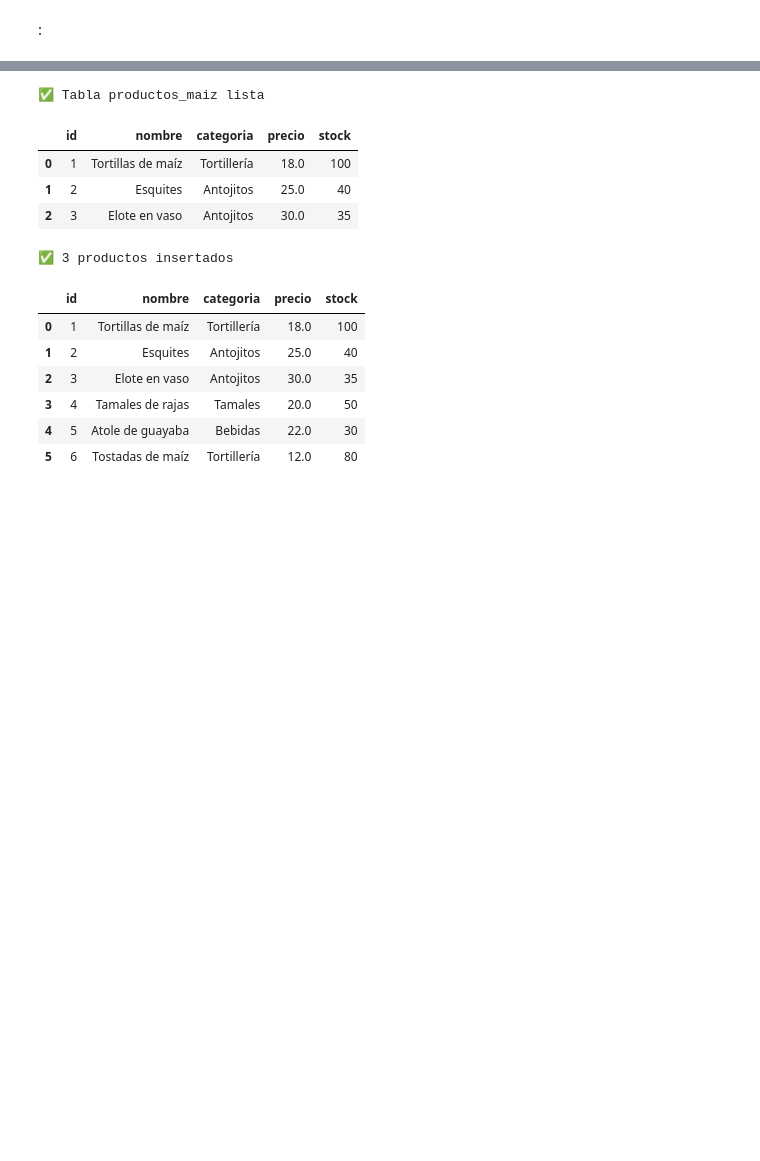
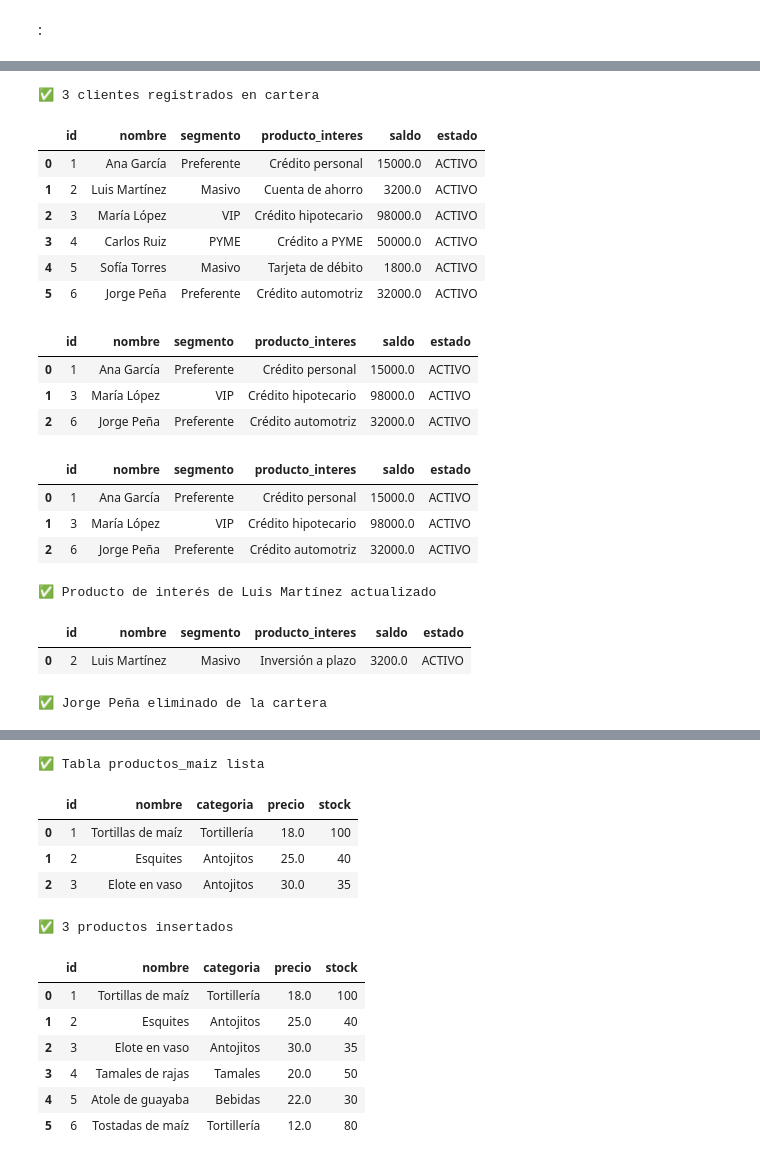
Before and after one commit to PrivateerDev/ColabBD, a Jupyter notebook: Práctica1BD.ipynb, the cells around one changed output, grey strips where cells are left out. Saved outputs shown, nothing was run; the diff lists cells and outputs as text; code cells hidden in the pictures; blank space fills up the shorter version.

```diff
--- a/Práctica1BD.ipynb
+++ b/Práctica1BD.ipynb
@@ -4,0 +10,26 @@
+# %%
+import sqlite3
+import pandas as pd
+
+conn = sqlite3.connect(':memory:')
+cur = conn.cursor()
+
+cur.execute('''
+CREATE TABLE cartera_clientes (
+    id INTEGER PRIMARY KEY,
+    nombre TEXT,
+    segmento TEXT,
+    producto_interes TEXT,
+    saldo REAL,
+    estado TEXT
+)
+''')
+
+cur.executemany('INSERT INTO cartera_clientes VALUES (?,?,?,?,?,?)', [
+    (1, 'Ana García',   'Preferente', 'Crédito personal',   15000.0, 'ACTIVO'),
+    (2, 'Luis Martínez','Masivo',     'Cuenta de ahorro',    3200.0, 'ACTIVO'),
+    (3, 'María López',  'VIP',        'Crédito hipotecario', 98000.0,'ACTIVO'),
+])
+conn.commit()
+print('✅ Tabla cartera_clientes lista')
+pd.read_sql_query('SELECT * FROM cartera_clientes', conn)
@@ -4,0 +42,51 @@
+# %%
+cur.executemany('INSERT INTO cartera_clientes VALUES (?,?,?,?,?,?)', [
+    (4, 'Carlos Ruiz',   'PYME',      'Crédito a PYME',     50000.0, 'ACTIVO'),
+    (5, 'Sofía Torres',  'Masivo',    'Tarjeta de débito',   1800.0, 'ACTIVO'),
+    (6, 'Jorge Peña',    'Preferente','Crédito automotriz', 32000.0, 'ACTIVO'),
+])
+conn.commit()
+print('✅ 3 clientes registrados en cartera')
+pd.read_sql_query('SELECT * FROM cartera_clientes', conn)
+# %% [output]
+✅ 3 clientes registrados en cartera
+|  | id | nombre | segmento | producto_interes | saldo | estado |
+| 0 | 1 | Ana García | Preferente | Crédito personal | 15000.0 | ACTIVO |
+| 1 | 2 | Luis Martínez | Masivo | Cuenta de ahorro | 3200.0 | ACTIVO |
+| 2 | 3 | María López | VIP | Crédito hipotecario | 98000.0 | ACTIVO |
+| 3 | 4 | Carlos Ruiz | PYME | Crédito a PYME | 50000.0 | ACTIVO |
+| 4 | 5 | Sofía Torres | Masivo | Tarjeta de débito | 1800.0 | ACTIVO |
+| 5 | 6 | Jorge Peña | Preferente | Crédito automotriz | 32000.0 | ACTIVO |
+# %%
+pd.read_sql_query(
+    "SELECT * FROM cartera_clientes WHERE segmento IN ('VIP', 'Preferente')", conn
+)
+# %% [output]
+|  | id | nombre | segmento | producto_interes | saldo | estado |
+| 0 | 1 | Ana García | Preferente | Crédito personal | 15000.0 | ACTIVO |
+| 1 | 3 | María López | VIP | Crédito hipotecario | 98000.0 | ACTIVO |
+| 2 | 6 | Jorge Peña | Preferente | Crédito automotriz | 32000.0 | ACTIVO |
+# %%
+pd.read_sql_query(
+    "SELECT * FROM cartera_clientes WHERE segmento IN ('VIP', 'Preferente')", conn
+)
+# %% [output]
+|  | id | nombre | segmento | producto_interes | saldo | estado |
+| 0 | 1 | Ana García | Preferente | Crédito personal | 15000.0 | ACTIVO |
+| 1 | 3 | María López | VIP | Crédito hipotecario | 98000.0 | ACTIVO |
+| 2 | 6 | Jorge Peña | Preferente | Crédito automotriz | 32000.0 | ACTIVO |
+# %%
+cur.execute("UPDATE cartera_clientes SET producto_interes = 'Inversión a plazo' WHERE id = 2")
+conn.commit()
+print('✅ Producto de interés de Luis Martínez actualizado')
+pd.read_sql_query('SELECT * FROM cartera_clientes WHERE id = 2', conn)
+# %% [output]
+✅ Producto de interés de Luis Martínez actualizado
+|  | id | nombre | segmento | producto_interes | saldo | estado |
+| 0 | 2 | Luis Martínez | Masivo | Inversión a plazo | 3200.0 | ACTIVO |
+# %%
+cur.execute("DELETE FROM cartera_clientes WHERE id = 6")
+conn.commit()
+print('✅ Jorge Peña eliminado de la cartera')
+# %% [output]
+✅ Jorge Peña eliminado de la cartera
```
Also changed, not shown: parts of 7 cells of this notebook.
